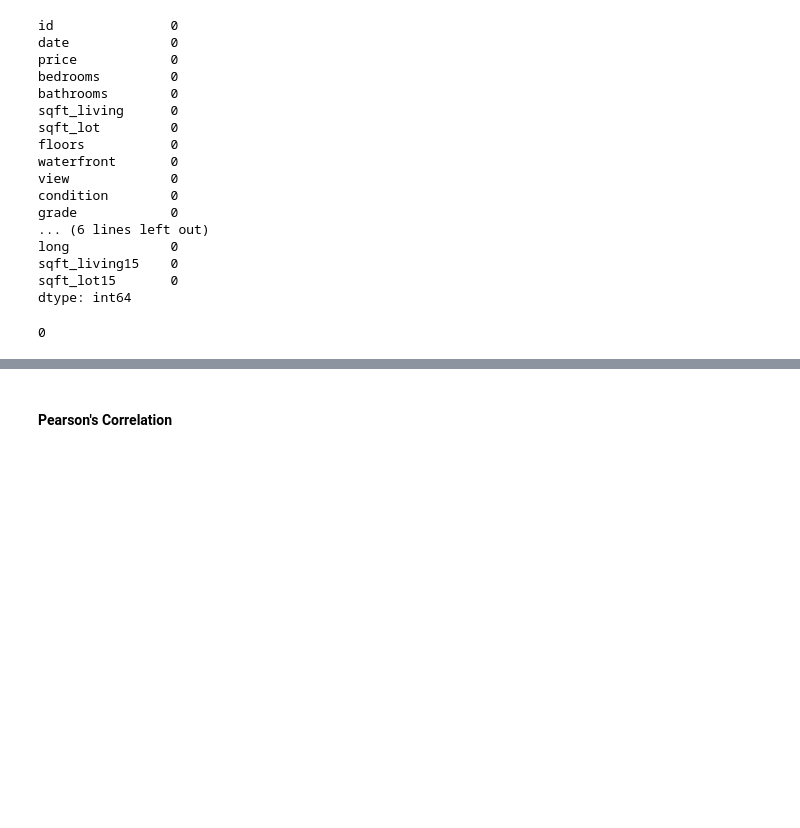
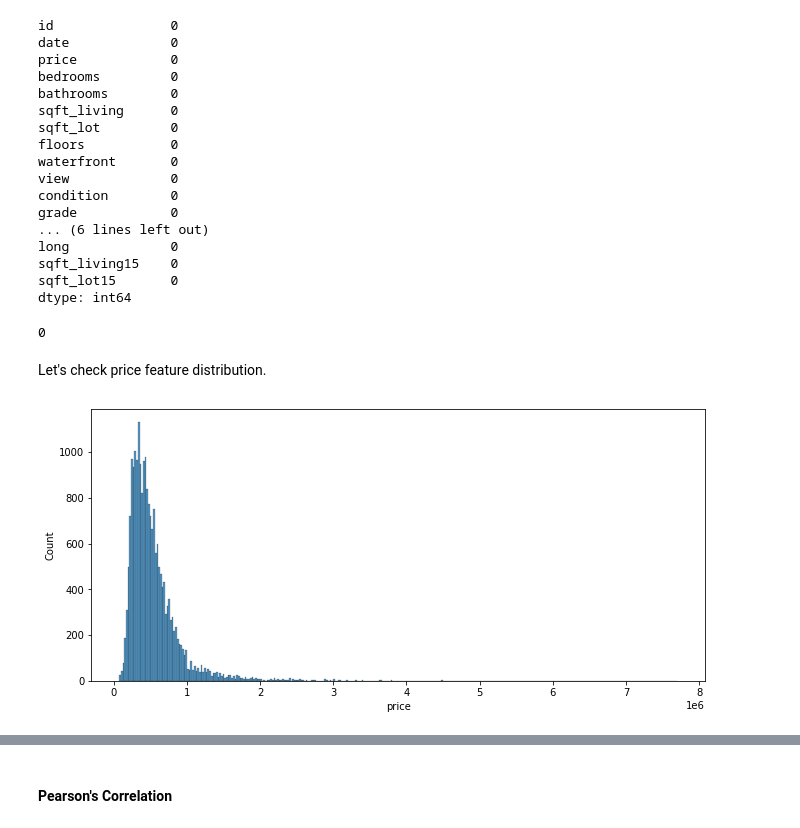
Before and after one commit to FelipeBuongermino/usa_housing, a Jupyter notebook: notebooks/USA_housing_analysis.ipynb, the cells around one changed output, grey strips where cells are left out. Cells and saved outputs as stored; diff of their text form; code cells hidden in the pictures; blank space fills up the shorter version.

```diff
--- a/notebooks/USA_housing_analysis.ipynb
+++ b/notebooks/USA_housing_analysis.ipynb
@@ -81,3 +82,10 @@ dtype: int64
 df.duplicated().sum()
 # %% [output]
 0
+# %% [markdown]
+Let's check price feature distribution.
+# %%
+fig = plt.figure(figsize=(11,5))
+fig = sns.histplot(df['price']);
+# %% [output]
+[figure, added]
```
Also changed, not shown: parts of 106 cells of this notebook.
